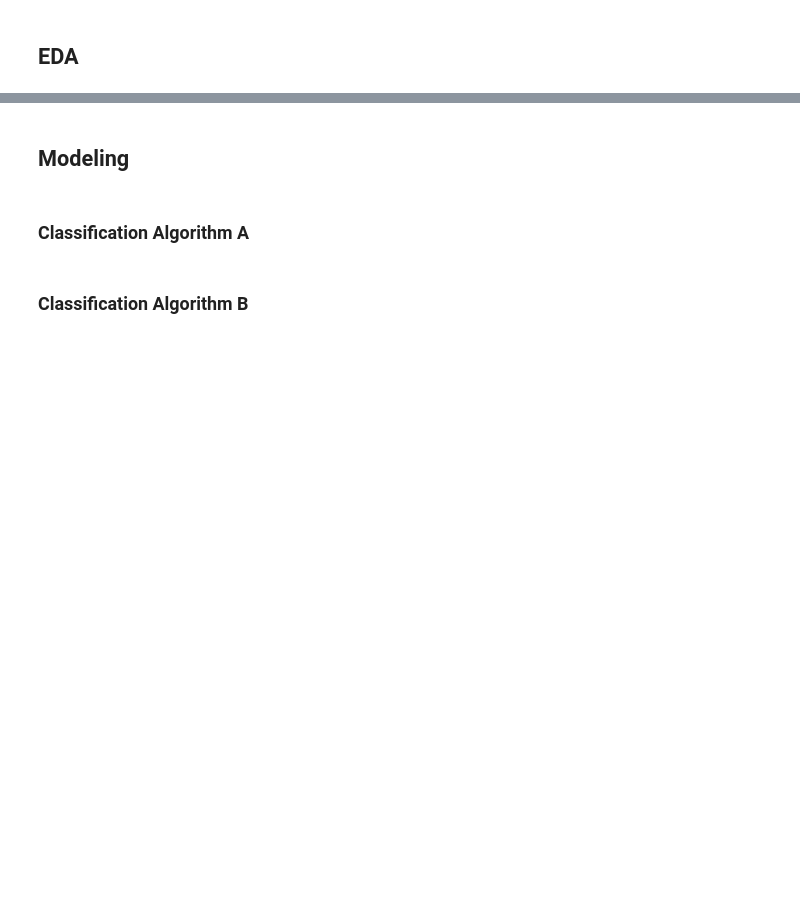
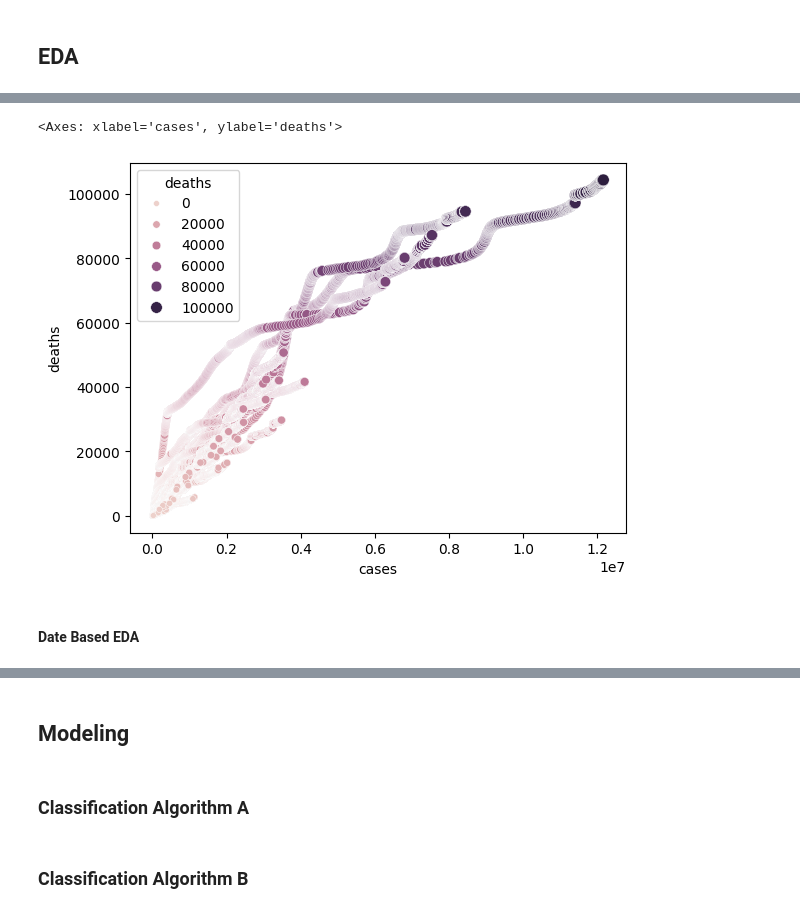
Before and after one commit to AnkitG0204/DataScience-Demo-2026, a Jupyter notebook: Data_science_notbeook.ipynb, the cells around one changed output, grey strips where cells are left out. Drawn from its saved outputs; the diff is of its cells as text; code cells hidden in the pictures; blank space fills up the shorter version.

```diff
--- a/Data_science_notbeook.ipynb
+++ b/Data_science_notbeook.ipynb
@@ -2,3 +2,7 @@
 <a href="https://colab.research.google.com/github/AnkitG0204/DataScience-Demo-2026/blob/main/Data_science_notbeook.ipynb" target="_parent"><img src="https://colab.research.google.com/assets/colab-badge.svg" alt="Open In Colab"/></a>
 # %% [markdown]
 ## Ingest
+# %%
+import pandas as pd
+df = pd.read_csv("https://raw.githubusercontent.com/nytimes/covid-19-data/master/us-states.csv")
+df.head()
@@ -6,0 +47,9 @@
+# %%
+import seaborn as sns
+sns.scatterplot(x="cases", y="deaths",
+                hue = "deaths", size="deaths", data=df)
+# %% [output]
+<Axes: xlabel='cases', ylabel='deaths'>
+[figure, added]
+# %% [markdown]
+#### Date Based EDA
```
Also changed, not shown: parts of 24 cells of this notebook.
